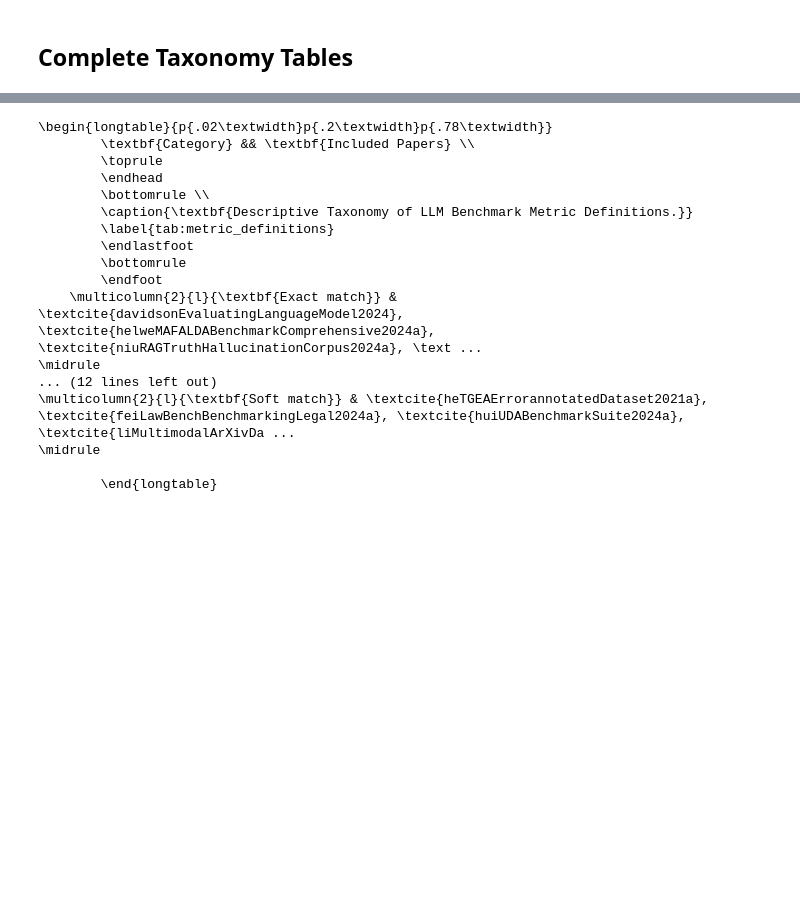
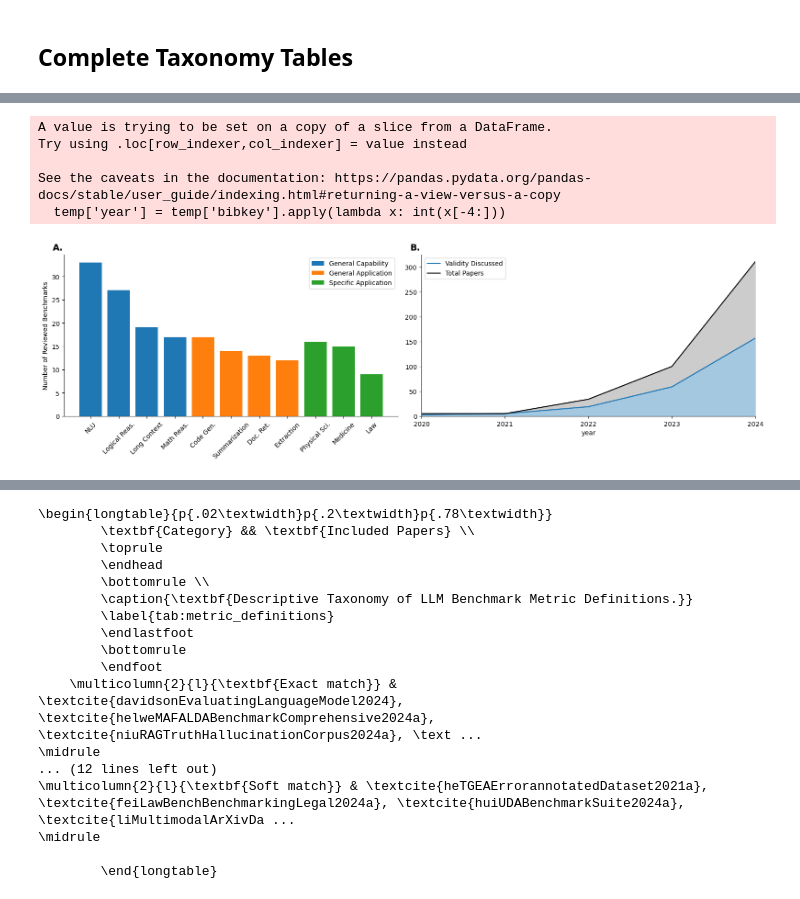
Before and after one commit to am-bean/benchmark_review, a Jupyter notebook: code/coding_results.ipynb, the cells around one changed output, grey strips where cells are left out. Cells and saved outputs as stored; diff of their text form; code cells hidden in the pictures; blank space fills up the shorter version.

Commit message:
Updated categories and plots

```diff
--- a/code/coding_results.ipynb
+++ b/code/coding_results.ipynb
@@ -1190,3 +1284,78 @@ def create_phenomenon_taxonomy(df, categories, label, caption):
     latex += footer
 
     return latex
+# %%
+import matplotlib.pyplot as plt
+import matplotlib.transforms as mtrans
+
+
+short_names = {
+    'Natural Language Understanding':'NLU',
+    'Logical Reasoning': 'Logical Reas.',
+    'Long Context': 'Long Context',
+    'Mathematical Reasoning': 'Math Reas.',
+    'Code Generation': 'Code Gen.',
+    'Summarization': 'Summarization',
+    'Document Retrieval': 'Doc. Ret.',
+    'Extraction': 'Extraction',
+    'Physical Sciences': 'Physical Sci.',
+    'Medicine': 'Medicine',
+    'Law': 'Law',
+    'Professional Domains': 'Prof. Domains',
+}
+# %%
+fig, axs = plt.subplots(1,2, figsize=(16, 5))
+
+ax = axs[1]
+temp = included_df[['results_author_validity: Yes','bibkey']]
+temp['year'] = temp['bibkey'].apply(lambda x: int(x[-4:]))
+data = temp.groupby(['year','results_author_validity: Yes']).count().unstack()
+data['Total'] = data.sum(axis=1)
+data[[('bibkey',True),('Total','')]].plot(kind='line', stacked=False, color=['C0', 'black'], ax=ax)
+ax.fill_between(data[('bibkey',True)].index.values, data[('bibkey',True)].values, data[('Total','')].values, color='grey', alpha=0.4)
+ax.fill_between(data[('bibkey',True)].index.values, data[('bibkey',True)].values, 0*data[('Total','')].values, color='C0', alpha=0.4)
+ax.set_ylim(0,325)
+ax.set_xlim(2020, 2024)
+ax.set_xticks([2020,2021,2022,2023,2024])
+
+ax.spines['top'].set_visible(False)
+ax.spines['right'].set_visible(False)
+
+ax.legend(['Validity Discussed','Total Papers'])
+
+ax = axs[0]
+subs = {}
+for root in ['General Capability', 'General Application', 'Specific Application']:
+    if root == 'Specific Application':
+        bar_count = 3
+    else:
+        bar_count = 4
+    subs[root] = included_df[included_df['new_taxonomy_root'] == root]['new_taxonomy_leaf'].unique().tolist()
+    data = included_df[included_df['new_taxonomy_root'] == root][['new_taxonomy_leaf']].value_counts()
+    data.index = data.index.map(lambda x: short_names[x[0]] if x[0] in short_names.keys() else x[0])
+    ax.bar(x = data.index.get_level_values(0)[:bar_count], height = data.values[:bar_count], align='center')
+
+ax.legend(['General Capability', 'General Application', 'Specific Application'])
+ax.tick_params(axis='x', labelrotation=45)
+ax.set_ylabel('Number of Reviewed Benchmarks')
+
+ax.spines['top'].set_visible(False)
+ax.spines['right'].set_visible(False)
+
+x_offset = -0.25
+trans_offset = mtrans.offset_copy(axs[0].transAxes, fig=fig, x=x_offset, y=0.1, units="inches")
+axs[0].text(    0,    1,    'A.',    fontweight=750,    transform=trans_offset,    size=14,)
+trans_offset = mtrans.offset_copy(axs[1].transAxes, fig=fig, x=x_offset, y=0.1, units="inches")
+axs[1].text(    0,    1,    'B.',    fontweight=750,    transform=trans_offset,    size=14,)
+
+
+plt.tight_layout()
+plt.savefig('combined_plt.pdf',bbox_inches='tight',dpi=600)
+plt.show()
+# %% [output]
+A value is trying to be set on a copy of a slice from a DataFrame.
+Try using .loc[row_indexer,col_indexer] = value instead
+
+See the caveats in the documentation: https://pandas.pydata.org/pandas-docs/stable/user_guide/indexing.html#returning-a-view-versus-a-copy
+  temp['year'] = temp['bibkey'].apply(lambda x: int(x[-4:]))
+[figure, added]
```
Also changed, not shown: parts of 16 cells of this notebook, 1 other file.
